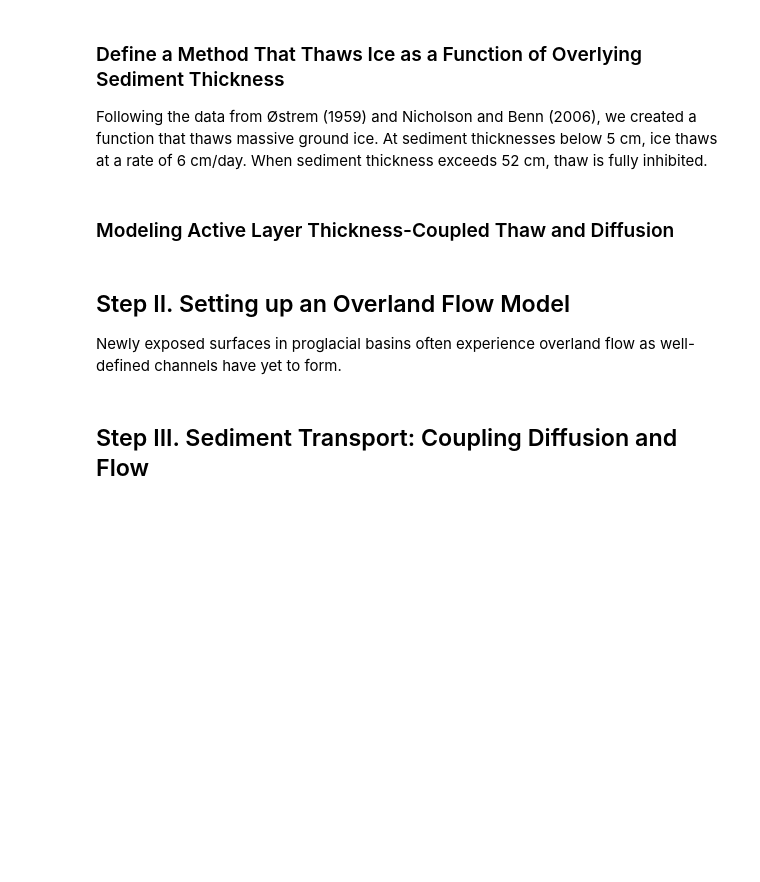
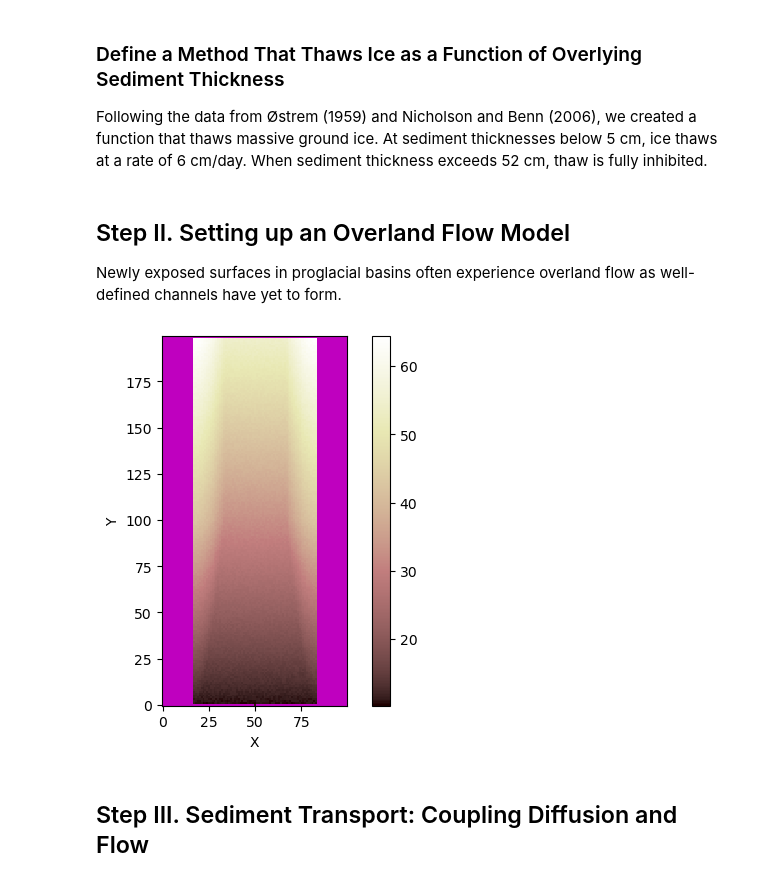
Before and after one commit to shaylatriant/2025-glacier-outbursts, a Jupyter notebook: post_glacial_lab.ipynb, the cells around one changed output. Drawn from its saved outputs; the diff is of its cells as text; code cells hidden in the pictures; blank space fills up the shorter version.

```diff
--- a/post_glacial_lab.ipynb
+++ b/post_glacial_lab.ipynb
@@ -191,9 +197,26 @@ class ThawIce:
                     self.ice_thickness[i] = self.ice_thickness[i] - self.dt*self.thaw_rate[i]
                 else:
                     self.ice_thickness[i] = 0
-# %% [markdown]
-### Modeling Active Layer Thickness-Coupled Thaw and Diffusion
 # %% [markdown]
 ## Step II. Setting up an Overland Flow Model
 
 Newly exposed surfaces in proglacial basins often experience overland flow as well-defined channels have yet to form.
+# %%
+# set constant random seed for consistent topographic roughness
+np.random.seed(seed=5000)
+
+# impose topography values on model grid
+grid.at_node['topographic__elevation'] += np.random.uniform(0.0, 1.0, size=grid.at_node['topographic__elevation'].shape)
+# add boundaries for the ridge of the moraine
+grid.status_at_node[grid.x_of_node < (100/6)] = grid.BC_NODE_IS_CLOSED
+grid.status_at_node[grid.x_of_node > (100-100/6)] = grid.BC_NODE_IS_CLOSED
+
+# Set lower-edge as an open boundary
+grid.set_watershed_boundary_condition_outlet_id(
+    50 , grid.at_node["topographic__elevation"], -9999.0
+)
+# %%
+
+grid.imshow(grid.at_node['topographic__elevation'], color_for_closed = 'm')
+# %% [output]
+[figure, added]
```
Also changed, not shown: parts of 22 cells of this notebook, 1 other file.
